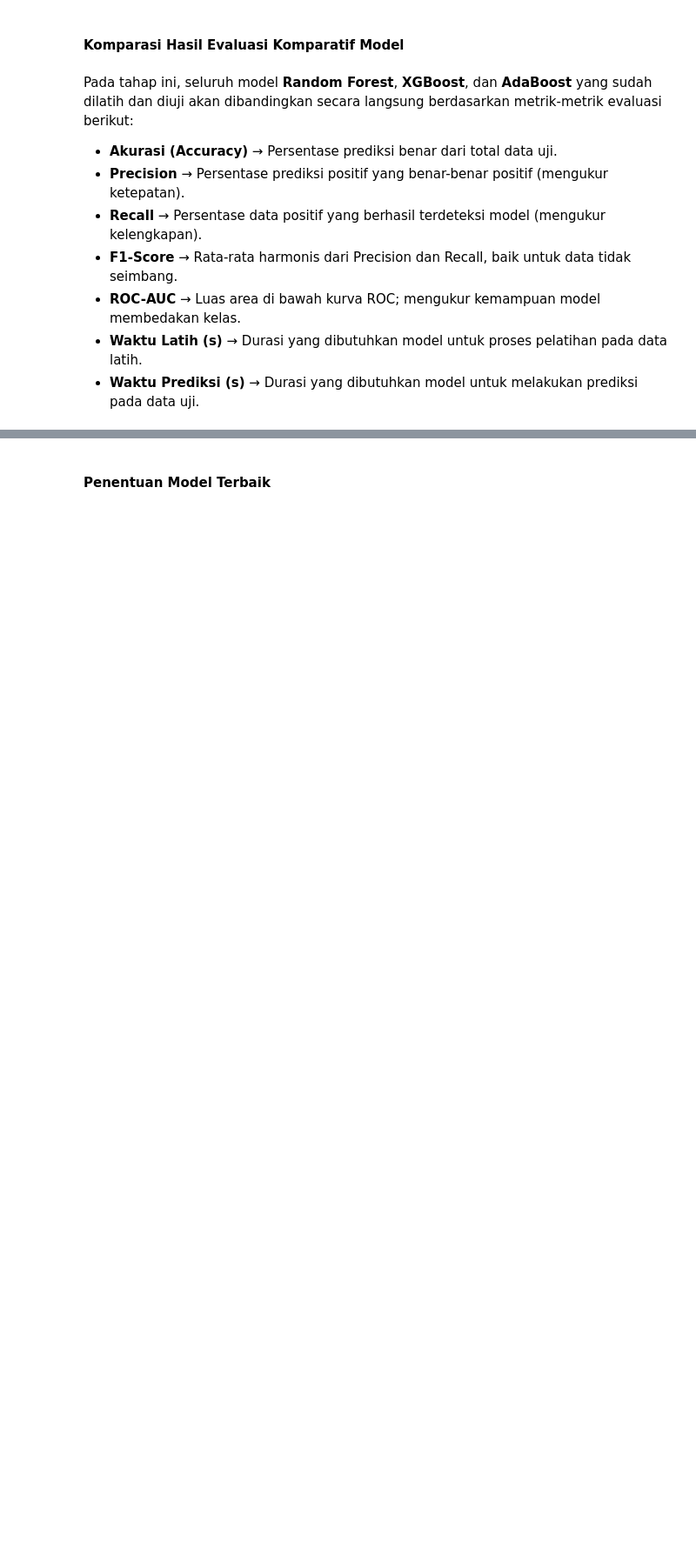
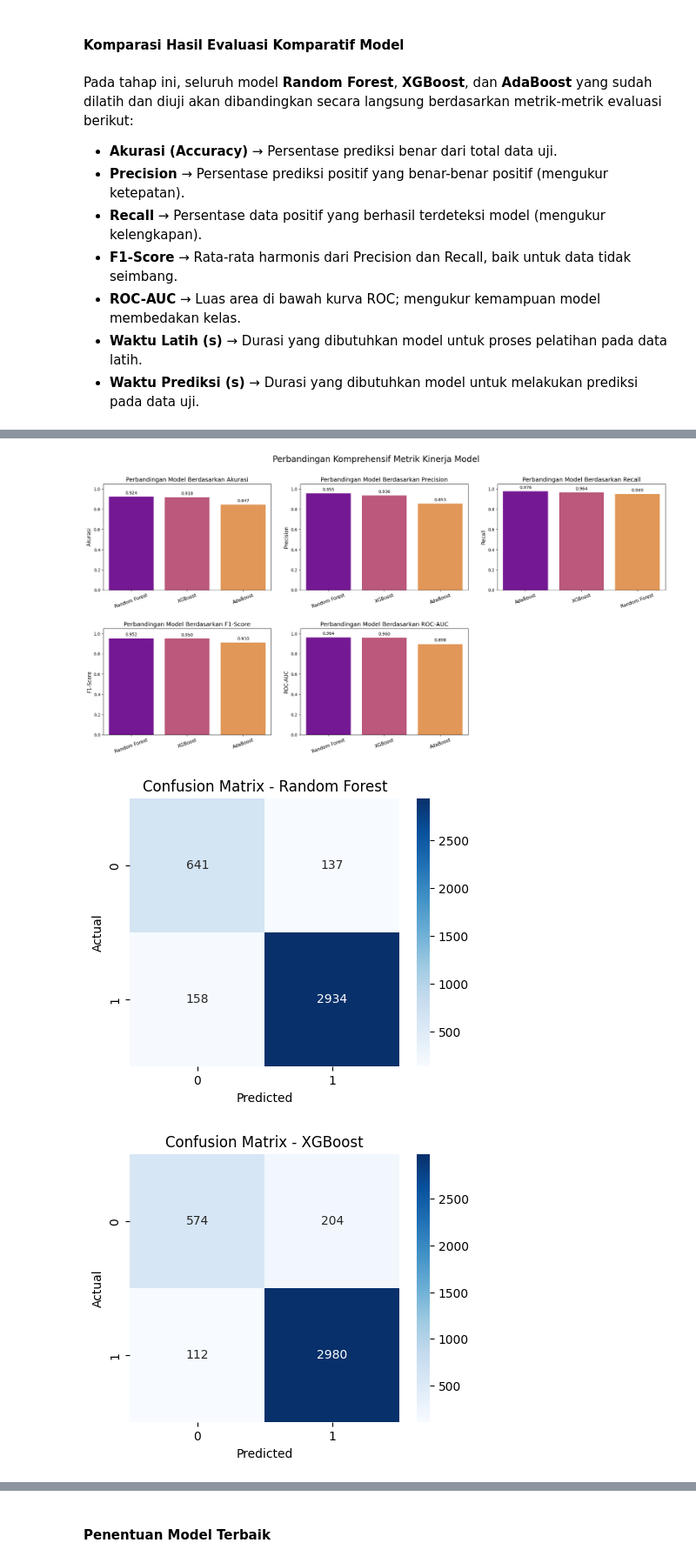
Before and after one commit to kuntinajma/UAS-Pembelajaran-Mesin-Analisis-Sentimen, a Jupyter notebook: Notebooks/analisis_sentimen_grab.ipynb, the cells around one changed output, grey strips where cells are left out. Shown at 87% size. Cells and saved outputs as stored; diff of their text form; code cells hidden in the pictures; blank space fills up the shorter version.

```diff
--- a/Notebooks/analisis_sentimen_grab.ipynb
+++ b/Notebooks/analisis_sentimen_grab.ipynb
@@ -958,0 +973,74 @@ display(report_table)
+# %%
+# --- 1. Perbandingan 5 Metrik Kinerja (Akurasi, Precision, Recall, F1, ROC-AUC) ---
+# Tentukan metrik dari report_table yang ingin ditampilkan
+metrics_to_plot = ['Akurasi', 'Precision', 'Recall', 'F1-Score', 'ROC-AUC']
+
+# Atur layout subplot
+n_metrics = len(metrics_to_plot)
+n_cols = 3  # Tampilkan 3 plot per baris
+n_rows = (n_metrics + n_cols - 1) // n_cols
+
+# Buat figure dan axes untuk subplot
+fig, axes = plt.subplots(n_rows, n_cols, figsize=(20, 10))
+axes = axes.flatten()
+
+# Loop untuk setiap metrik dan buat bar plot
+for i, metric in enumerate(metrics_to_plot):
+    ax = axes[i]
+    sorted_table = report_table.sort_values(by=metric, ascending=False)
+
+    sns.barplot(x=sorted_table.index, y=sorted_table[metric], ax=ax, palette='plasma')
+
+    ax.set_title(f'Perbandingan Model Berdasarkan {metric}', fontsize=14)
+    ax.set_xlabel('') # Hapus label x individu agar tidak ramai
+    ax.set_ylabel(metric, fontsize=12)
+    ax.set_ylim(0, 1.05)
+    ax.tick_params(axis='x', rotation=20, labelsize=11)
+
+    # Menambahkan label nilai di atas setiap bar
+    for p in ax.patches:
+        ax.annotate(f'{p.get_height():.3f}',
+                    (p.get_x() + p.get_width() / 2., p.get_height()),
+                    ha='center', va='center', xytext=(0, 9), textcoords='offset points')
+
+# Sembunyikan subplot yang tidak terpakai
+for j in range(i + 1, len(axes)):
+    fig.delaxes(axes[j])
+
+plt.tight_layout(pad=3.0)
+plt.suptitle('Perbandingan Komprehensif Metrik Kinerja Model', fontsize=20, y=1.03)
+plt.show()
+
+
+# --- 2. Confusion Matrix untuk masing-masing model ---
+for name, model in models.items():
+    y_pred = model.predict(X_test_selected)   # pakai X_test_selected
+    cm = confusion_matrix(y_test, y_pred)
+
+    plt.figure(figsize=(5,4))
+    sns.heatmap(cm, annot=True, fmt="d", cmap="Blues")
+    plt.title(f"Confusion Matrix - {name}")
+    plt.ylabel("Actual")
+    plt.xlabel("Predicted")
+    plt.show()
+
+
+# --- 3. ROC Curve per Model ---
+plt.figure(figsize=(8,6))
+for name, model in models.items():
+    if hasattr(model, "predict_proba"):
+        y_proba = model.predict_proba(X_test_selected)[:,1]  # pakai X_test_selected
+        fpr, tpr, _ = roc_curve(y_test, y_proba)
+        roc_auc = auc(fpr, tpr)
+        plt.plot(fpr, tpr, label=f"{name} (AUC = {roc_auc:.2f})")
+
+plt.plot([0,1],[0,1],'k--')
+plt.title("ROC Curve per Model")
+plt.xlabel("False Positive Rate")
+plt.ylabel("True Positive Rate")
+plt.legend(loc="lower right")
+plt.show()
+# %% [output]
+[figure, added]
+[figure, added]
+[figure, added]
```
Also changed, not shown: parts of 7 cells of this notebook, 2 other files.
